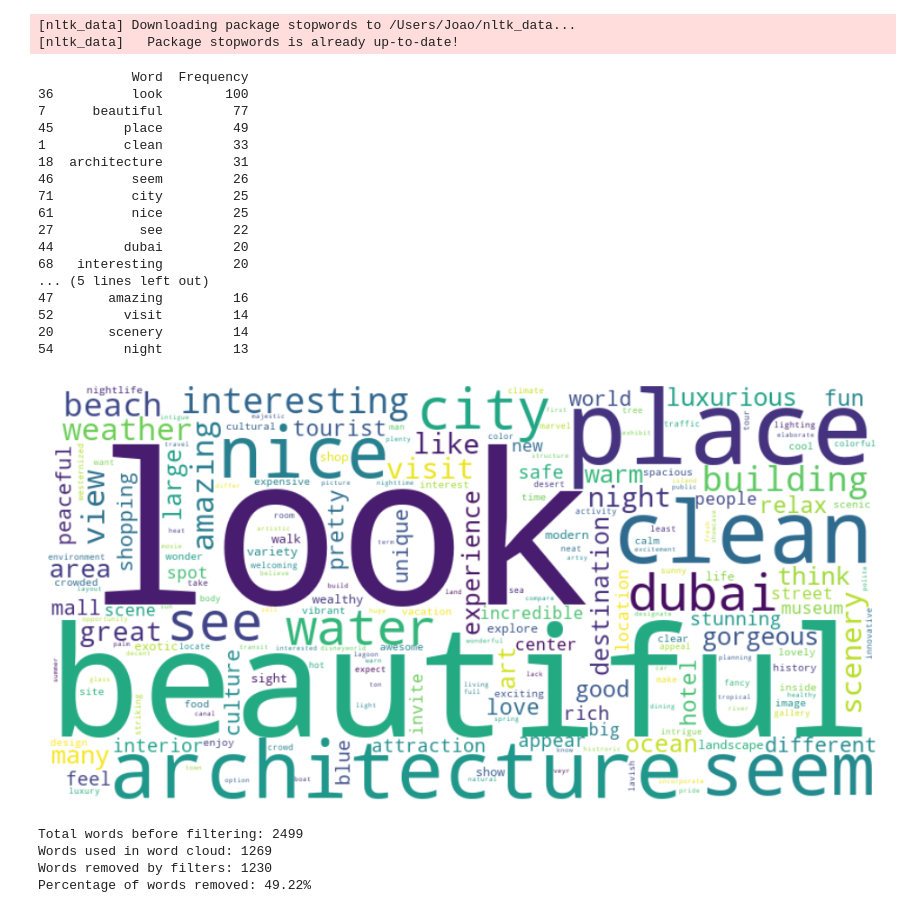
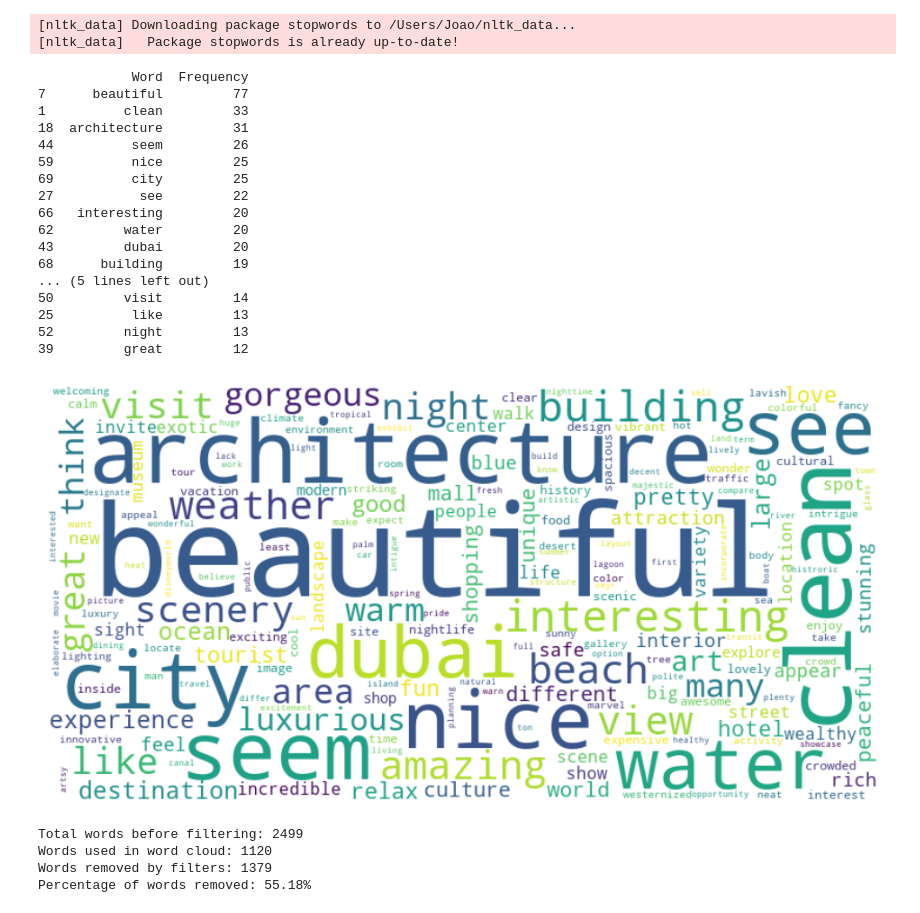
Before and after one commit to Hongxiao2020/vr-quality-wordcloud, a Jupyter notebook: 360_vs_vr/360_desquality.ipynb, the cells around one changed output. Saved outputs shown, nothing was run; the diff lists cells and outputs as text; code cells hidden in the pictures.

Commit message:
Deleted words and tables done

```diff
--- a/360_vs_vr/360_desquality.ipynb
+++ b/360_vs_vr/360_desquality.ipynb
@@ -27,7 +27,7 @@ doc = nlp(raw_text.lower())
 # Define a set of low-value or "nettlesome" words to exclude
 nettlesome_words = {
     "thing", "stuff", "say", "use", "get", "really", "well",
-    "also", "may", "could", "would", "one", "two", "lot"
+    "also", "may", "could", "would", "one", "two", "lot", "look", "seen", "place"
 }
 
 # Specify parts of speech to keep: nouns, adjectives, and verbs
@@ -59,7 +59,7 @@ print(freq_df.head(20))
 freq_df.to_csv('360_des_quality_frequencies.csv', index=False)
 
 # Sort word-frequency pairs by frequency descending
-sorted_items = sorted(freq.items(), key=lambda x: -x[1])
+sorted_items = sorted(freq.items(), key=lambda x: -x[1])[:30]
 
 # Define layout: each word-frequency pair takes 2 columns
 num_pairs_per_row = 3  # Adjust for more or fewer columns
@@ -112,46 +112,46 @@ wordcloud.to_file("360_des_quality_wordcloud.png")
 plt.figure(figsize=(12, 6))
 plt.imshow(wordcloud, interpolation='bilinear')
 plt.axis('off')
 plt.show()
 
 # Count total words (lemmas) before filtering
 total_words_all = [token.lemma_ for token in doc if token.is_alpha]
 
 # Words after filtering
 used_words = tokens
 
 # Count number of words before and after
 num_total = len(total_words_all)
 num_used = len(used_words)
 num_removed = num_total - num_used
 
 # Print stats
 print(f"Total words before filtering: {num_total}")
 print(f"Words used in word cloud: {num_used}")
 print(f"Words removed by filters: {num_removed}")
 print(f"Percentage of words removed: {num_removed / num_total:.2%}")
 # %% [output]
 [nltk_data] Downloading package stopwords to /Users/Joao/nltk_data...
 [nltk_data]   Package stopwords is already up-to-date!
             Word  Frequency
-36          look        100
 7      beautiful         77
-45         place         49
 1          clean         33
 18  architecture         31
-46          seem         26
-71          city         25
-61          nice         25
+44          seem         26
+59          nice         25
+69          city         25
 27           see         22
-44         dubai         20
-68   interesting         20
+66   interesting         20
+62         water         20
+43         dubai         20
+68      building         19
 ... (5 lines left out)
-47       amazing         16
-52         visit         14
-20       scenery         14
-54         night         13
+50         visit         14
+25          like         13
+52         night         13
+39         great         12
-[figure, old version]
+[figure, new version]
 Total words before filtering: 2499
-Words used in word cloud: 1269
-Words removed by filters: 1230
-Percentage of words removed: 49.22%
+Words used in word cloud: 1120
+Words removed by filters: 1379
+Percentage of words removed: 55.18%
```
Also changed, not shown: 11 other files.
